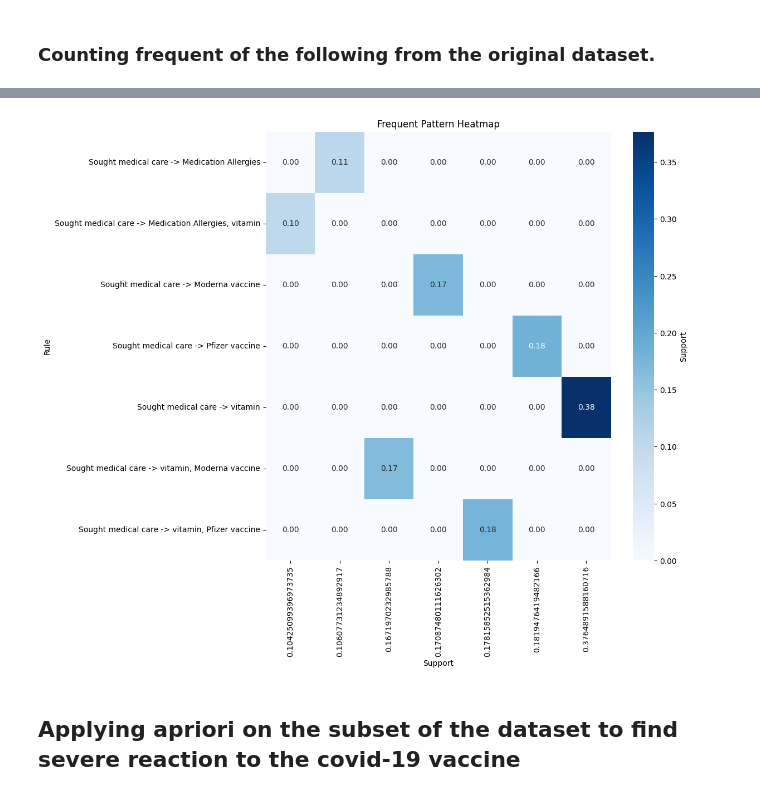
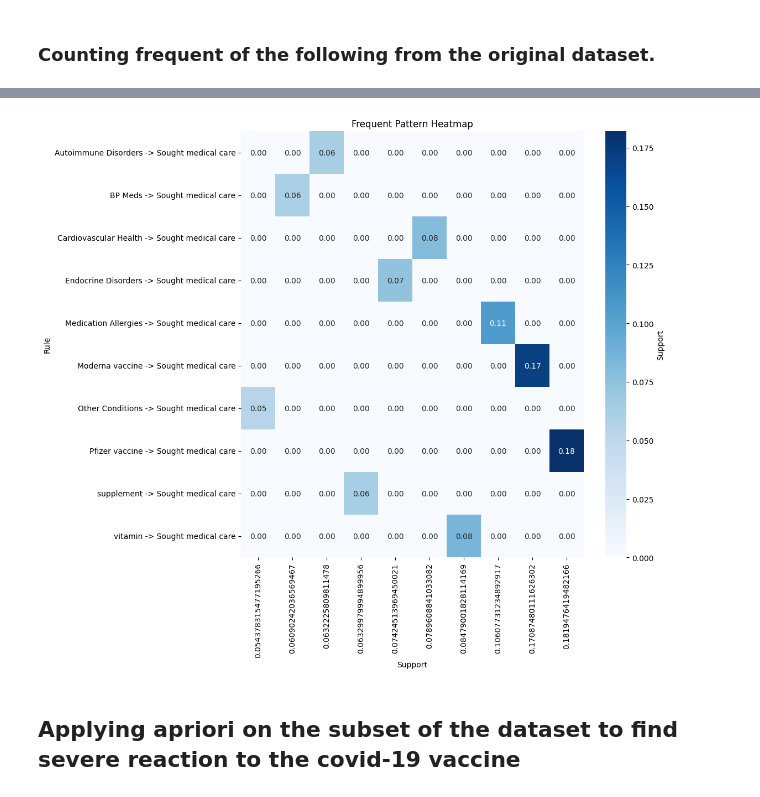
Before and after one commit to Rutu136/COMP4710-World-Vaccine-Adverse-Reactions, a Jupyter notebook: Group8_fp_mining_based_on_vax_med_hist_allerg.ipynb, the cells around one changed output, grey strips where cells are left out. Saved outputs shown, nothing was run; the diff lists cells and outputs as text; code cells hidden in the pictures.

```diff
--- a/Group8_fp_mining_based_on_vax_med_hist_allerg.ipynb
+++ b/Group8_fp_mining_based_on_vax_med_hist_allerg.ipynb
@@ -761,42 +756,42 @@ Vitamin + Supplement Percentage: 14.34%
 # %%
 transactions = df.groupby('VAERS_ID')['APRIORI_LIST'].apply(lambda x: [item for sublist in x for item in sublist]).tolist()
 
-results = list(apriori(transactions, min_support=0.1, min_confidence=0.1, min_length=2, max_length=6))
+results = list(apriori(transactions, min_support=0.05, min_confidence=0.1, min_length=2, max_length=6))
 # %%
 import matplotlib.pyplot as plt
 import seaborn as sns
 import pandas as pd
 
 def extract_rules(apriori_result):
     rules = []
     supports = []
     for relation_record in apriori_result:
         for ordered_statistic in relation_record.ordered_statistics:
             antecedent = list(ordered_statistic.items_base)
             consequent = list(ordered_statistic.items_add)
             support = relation_record.support
 
-            if 'Sought medical care' in antecedent and len(antecedent) == 1:
+            if 'Sought medical care' in consequent and len(consequent) == 1:
                 if antecedent and consequent:
                     rule = ', '.join(antecedent) + ' -> ' + ', '.join(consequent)
                     rules.append(rule)
                     supports.append(support)
     return rules, supports
 
 extracted_rules, support_values = extract_rules(results)
 
 rules_df = pd.DataFrame({'Rules': extracted_rules, 'Support': support_values})
 
 pivot_df = rules_df.pivot(index='Rules', columns='Support', values='Support').fillna(0)
 
 plt.figure(figsize=(10, 10))
 sns.heatmap(pivot_df, cmap='Blues', annot=True, fmt='.2f', cbar_kws={'label': 'Support'})
 plt.title('Frequent Pattern Heatmap')
 plt.xlabel('Support')
 plt.ylabel('Rule')
 plt.show()
 # %% [output]
-[figure, old version]
+[figure, new version]
 # %% [markdown]
 ## Applying apriori on the subset of the dataset to find severe reaction to the covid-19 vaccine
 # %%
```
Also changed, not shown: parts of 4 cells of this notebook.
